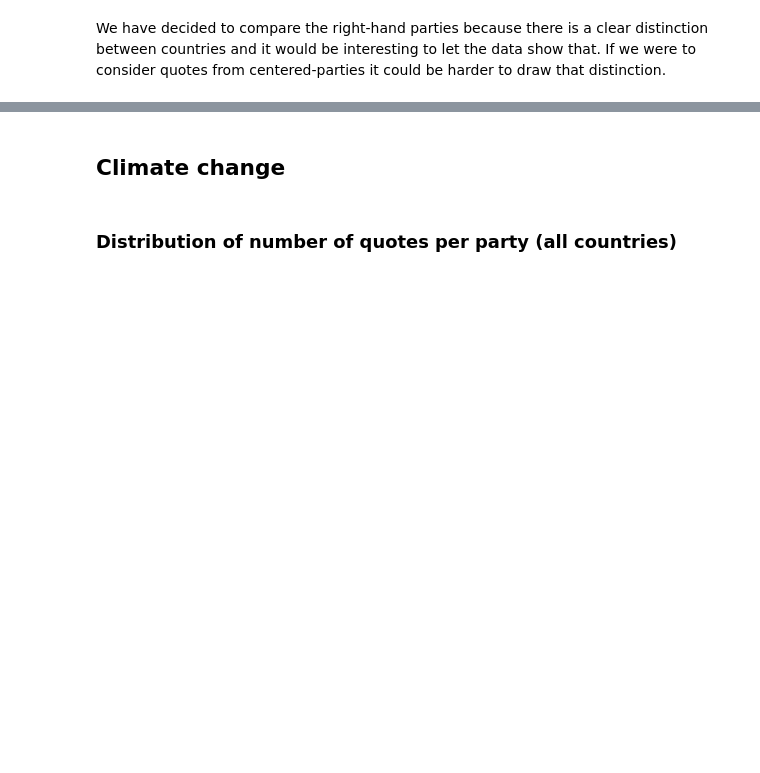
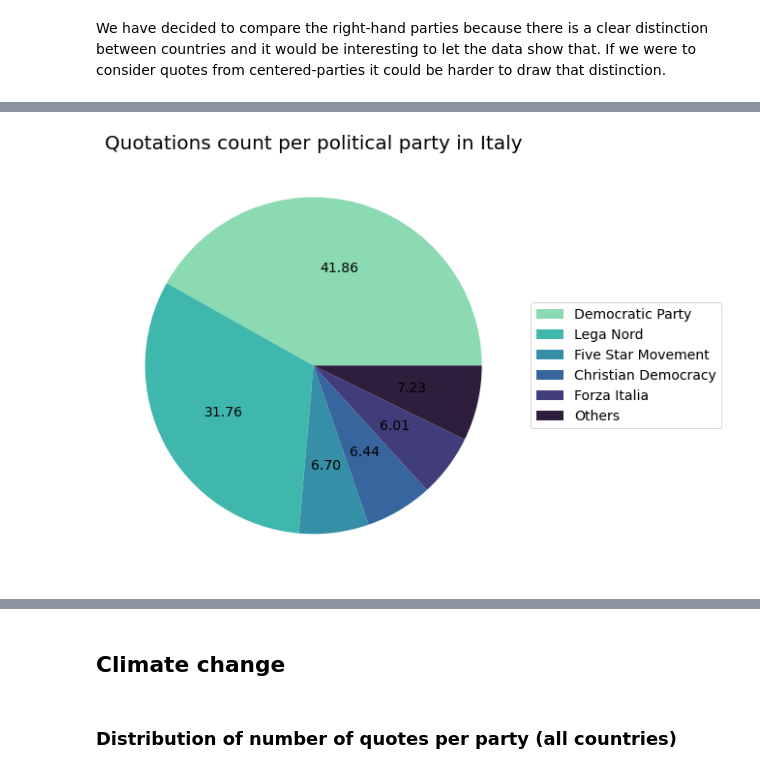
Before and after one commit to epfl-ada/ada-2021-project-wranglingguys, a Jupyter notebook: milestone3_second_research_question.ipynb, the cells around one changed output, grey strips where cells are left out. Cells and saved outputs as stored; diff of their text form; code cells hidden in the pictures; blank space fills up the shorter version.

```diff
--- a/milestone3_second_research_question.ipynb
+++ b/milestone3_second_research_question.ipynb
@@ -163,0 +74,4 @@ def show_time_distribution(df, topic_name,  country):
+# %%
+plot =  plot_parties_pie(quotes, 'Italy')
+# %% [output]
+[figure, added]
```
Also changed, not shown: parts of 157 cells of this notebook.
